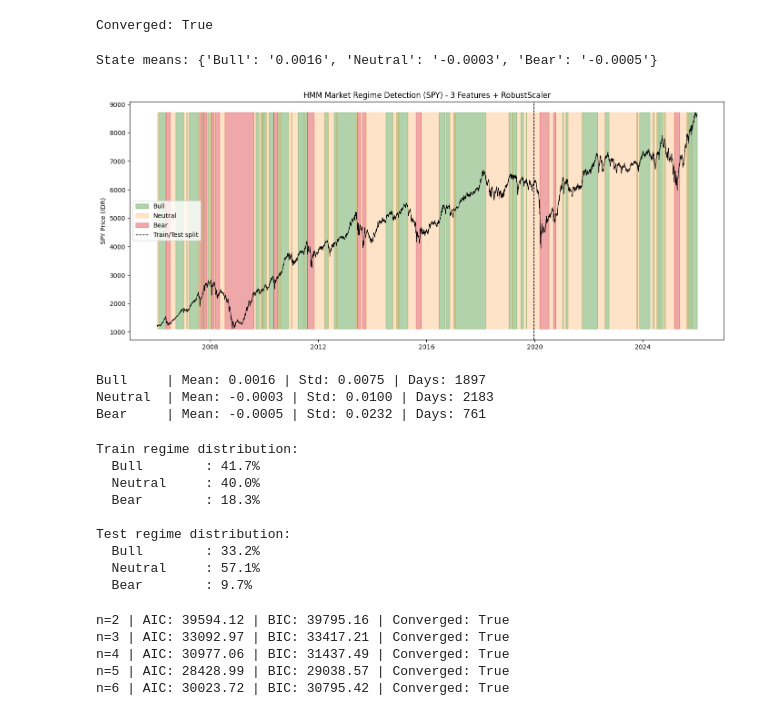
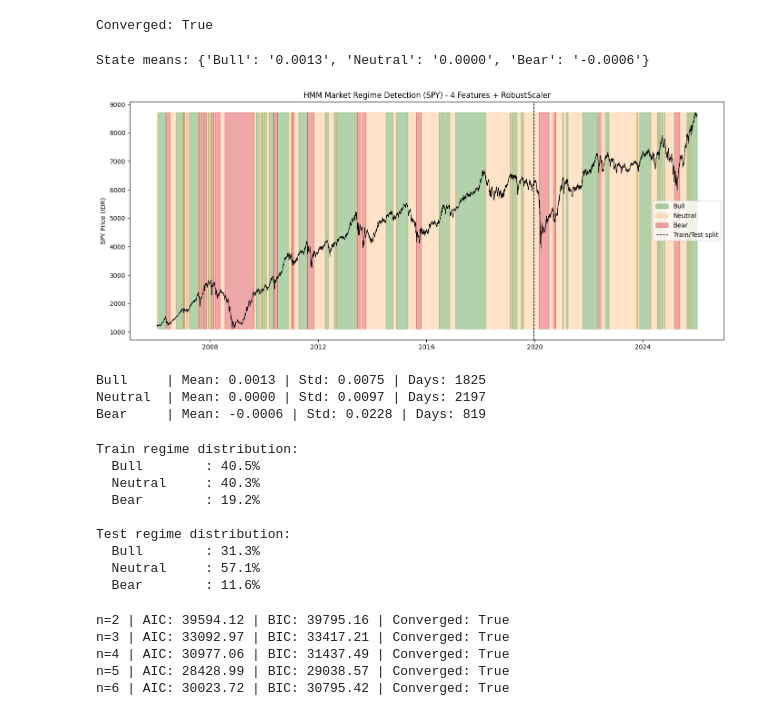
Before and after one commit to Bob1961113/hmm-regime-detection, a Jupyter notebook: notebooks/06_hmm_IHSG.ipynb, the cells around one changed output. Saved outputs shown, nothing was run; the diff lists cells and outputs as text; code cells hidden in the pictures.

```diff
--- a/notebooks/06_hmm_IHSG.ipynb
+++ b/notebooks/06_hmm_IHSG.ipynb
@@ -78,7 +78,7 @@ Test:  1453 days
 scaler = RobustScaler()
 scaled_train = scaler.fit_transform(train_features)
 
-model = GaussianHMM(n_components=3, covariance_type="diag", n_iter=200, random_state=42)
+model = GaussianHMM(n_components=3, covariance_type="full", n_iter=200, random_state=42)
 model.fit(scaled_train)
 
 print(f"Converged: {model.monitor_.converged}")
@@ -107,37 +107,37 @@ colors = {
 
 print("State means:", {state_labels[s]: f"{state_means[s]:.4f}" for s in range(3)})
 # %% [output]
-State means: {'Bull': '0.0016', 'Neutral': '-0.0003', 'Bear': '-0.0005'}
+State means: {'Bull': '0.0013', 'Neutral': '0.0000', 'Bear': '-0.0006'}
 # %%
 plt.figure(figsize=(14, 6))
 
 plt.plot(features.index, close.loc[features.index], color='black', linewidth=0.8, zorder=3)
 
 for state in range(3):
     mask = (states == state)
     plt.fill_between(features.index,
                      close.loc[features.index].min(),
                      close.loc[features.index].max(),
                      where=mask, alpha=0.4, color=colors[state],
                      label=state_labels[state], zorder=1)
 
 split_date = features.index[split]
 plt.axvline(split_date, color='black', linestyle='--', linewidth=1, label='Train/Test split')
 plt.legend()
-plt.title('HMM Market Regime Detection (SPY) - 3 Features + RobustScaler')
+plt.title('HMM Market Regime Detection (SPY) - 4 Features + RobustScaler')
 plt.ylabel('SPY Price (IDR)')
 plt.tight_layout()
 plt.show()
 # %% [output]
-[figure, old version]
+[figure, new version]
 # %%
 for state in range(3):
     regime_returns = features['returns'].values[states == state]
     print(f"{state_labels[state]:8s} | Mean: {regime_returns.mean():.4f} | Std: {regime_returns.std():.4f} | Days: {len(regime_returns)}")
 # %% [output]
-Bull     | Mean: 0.0016 | Std: 0.0075 | Days: 1897
-Neutral  | Mean: -0.0003 | Std: 0.0100 | Days: 2183
-Bear     | Mean: -0.0005 | Std: 0.0232 | Days: 761
+Bull     | Mean: 0.0013 | Std: 0.0075 | Days: 1825
+Neutral  | Mean: 0.0000 | Std: 0.0097 | Days: 2197
+Bear     | Mean: -0.0006 | Std: 0.0228 | Days: 819
 # %%
 # Check if test set regimes look sane vs train set
 test_states = model.predict(scaler.transform(test_features))
@@ -153,14 +153,14 @@ for state in range(3):
     print(f"  {state_labels[state]:12s}: {pct:.1f}%")
 # %% [output]
 Train regime distribution:
-  Bull        : 41.7%
-  Neutral     : 40.0%
-  Bear        : 18.3%
+  Bull        : 40.5%
+  Neutral     : 40.3%
+  Bear        : 19.2%
 
 Test regime distribution:
-  Bull        : 33.2%
+  Bull        : 31.3%
   Neutral     : 57.1%
-  Bear        : 9.7%
+  Bear        : 11.6%
 # %%
 results = []
 
```
Also changed, not shown: parts of 4 cells of this notebook.
